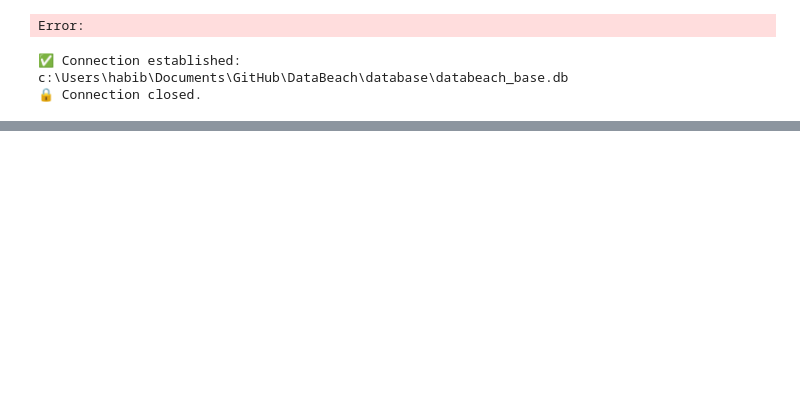
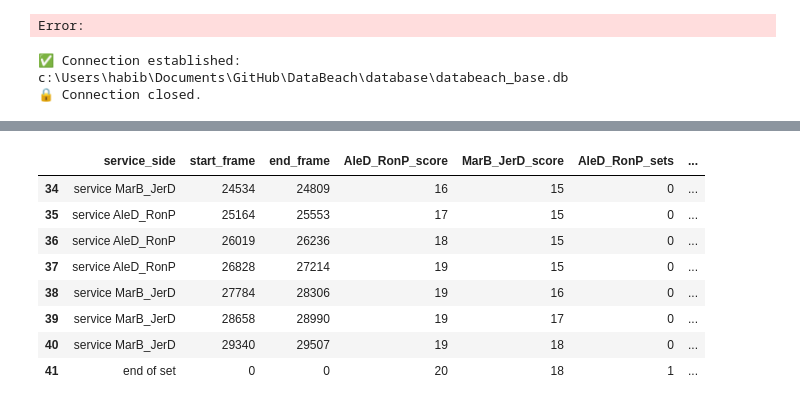
Before and after one commit to AlexisDardelet/DataBeach, a Jupyter notebook: scripts/notebook_tests.ipynb, the cells around one changed output, grey strips where cells are left out. Drawn from its saved outputs; the diff is of its cells as text; code cells hidden in the pictures; blank space fills up the shorter version.

```diff
--- a/scripts/notebook_tests.ipynb
+++ b/scripts/notebook_tests.ipynb
@@ -116,0 +237,19 @@ for point_id in undetermined_points:
+# %%
+from video_edit_utils import point_indexeer
+import pandas as pd
+
+df = pd.read_csv(r'C:\Users\habib\Documents\GitHub\DataBeach\indexed_df_points\indexed_df_points_AleD-RonP_mar26_session_01_started.csv')
+df.drop(columns=['point_index'], inplace=True)
+new_df = point_indexeer(df)
+new_df.to_csv(path_or_buf=r'C:\Users\habib\Documents\GitHub\DataBeach\indexed_df_points\test_indexed_df_with_point_index.csv', index=False)
+new_df.tail(8)
+# %% [output]
+|  | service_side | start_frame | end_frame | AleD_RonP_score | MarB_JerD_score | AleD_RonP_sets | ... |
+| 34 | service MarB_JerD | 24534 | 24809 | 16 | 15 | 0 | ... |
+| 35 | service AleD_RonP | 25164 | 25553 | 17 | 15 | 0 | ... |
+| 36 | service AleD_RonP | 26019 | 26236 | 18 | 15 | 0 | ... |
+| 37 | service AleD_RonP | 26828 | 27214 | 19 | 15 | 0 | ... |
+| 38 | service MarB_JerD | 27784 | 28306 | 19 | 16 | 0 | ... |
+| 39 | service MarB_JerD | 28658 | 28990 | 19 | 17 | 0 | ... |
+| 40 | service MarB_JerD | 29340 | 29507 | 19 | 18 | 0 | ... |
+| 41 | end of set | 0 | 0 | 20 | 18 | 1 | ... |
```
Also changed, not shown: parts of 11 cells of this notebook, 5 other files.
